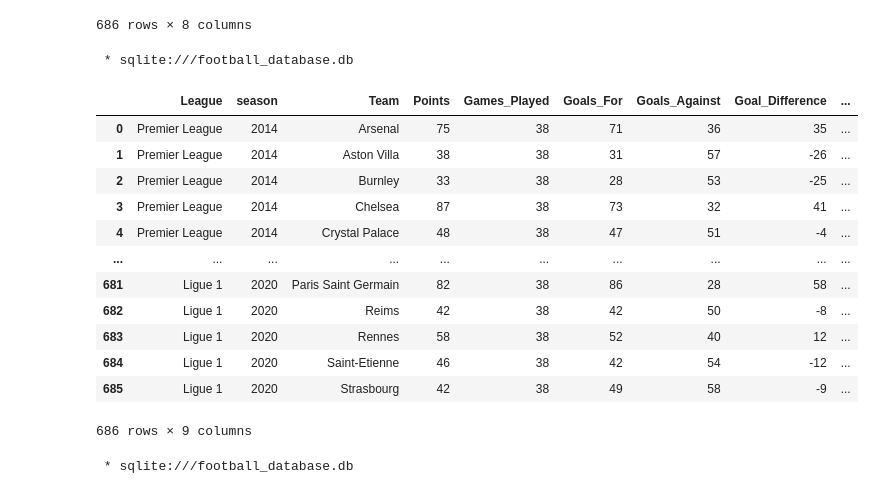
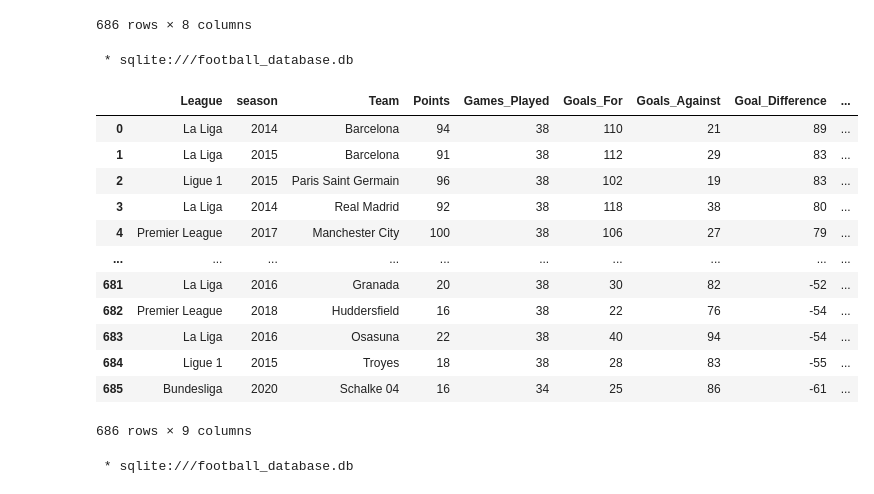
Before and after one commit to Zaki978/European-Soccer-SQL-Data-Project, a Jupyter notebook: EU Football SQL Project.ipynb, the cells around one changed output. Saved outputs shown, nothing was run; the diff lists cells and outputs as text; code cells hidden in the pictures.

```diff
--- a/EU Football SQL Project.ipynb
+++ b/EU Football SQL Project.ipynb
@@ -606,46 +682,47 @@ ORDER BY Points DESC
 # %%
 %%sql
 -- Calculates detailed team performance metrics including points, goals scored/conceded, and points per game
--- for all teams across all seasons and leagues to analyze overall team performance
+-- for all teams across all seasons and leagues to analyze overall team performance, ordered by Goal_Difference
 WITH season_points AS (SELECT
     l.name AS League,
     g.season,
     t.name AS Team,
     COUNT((CASE
         --Home teams wins
         WHEN homeGoals > awayGoals AND g.homeTeamID = t.teamID THEN 1
         --Away teams wins
         WHEN homeGoals < awayGoals AND g.awayTeamID = t.teamID THEN 1 END)) * 3 +
     --Tie
     COUNT(CASE WHEN homeGoals = awayGoals THEN 1 END) AS Points,
     COUNT (*) as Games_Played,
     SUM(CASE WHEN g.homeTeamID = t.teamID THEN homeGoals
              WHEN g.awayTeamID = t.teamID THEN awayGoals END) as Goals_For,
     SUM(CASE WHEN g.homeTeamID = t.teamID THEN awayGoals
              WHEN g.awayTeamID = t.teamID THEN homeGoals END) as Goals_Against
 FROM games g
 LEFT JOIN leagues l ON l.leagueID = g.leagueID
 LEFT JOIN teams t ON t.teamID IN (g.homeTeamID, g.awayTeamID)
 GROUP BY l.leagueID, g.season, t.name
 )
 
 SELECT *, Goals_For - Goals_Against as Goal_Difference,
     ROUND(CAST(points AS FLOAT)/ Games_Played, 2) As Points_Per_Game
 FROM season_points
+ORDER BY Goal_Difference DESC
 # %% [output]
  * sqlite:///football_database.db
 |  | League | season | Team | Points | Games_Played | Goals_For | Goals_Against | Goal_Difference | ... |
-| 0 | Premier League | 2014 | Arsenal | 75 | 38 | 71 | 36 | 35 | ... |
-| 1 | Premier League | 2014 | Aston Villa | 38 | 38 | 31 | 57 | -26 | ... |
-| 2 | Premier League | 2014 | Burnley | 33 | 38 | 28 | 53 | -25 | ... |
-| 3 | Premier League | 2014 | Chelsea | 87 | 38 | 73 | 32 | 41 | ... |
-| 4 | Premier League | 2014 | Crystal Palace | 48 | 38 | 47 | 51 | -4 | ... |
+| 0 | La Liga | 2014 | Barcelona | 94 | 38 | 110 | 21 | 89 | ... |
+| 1 | La Liga | 2015 | Barcelona | 91 | 38 | 112 | 29 | 83 | ... |
+| 2 | Ligue 1 | 2015 | Paris Saint Germain | 96 | 38 | 102 | 19 | 83 | ... |
+| 3 | La Liga | 2014 | Real Madrid | 92 | 38 | 118 | 38 | 80 | ... |
+| 4 | Premier League | 2017 | Manchester City | 100 | 38 | 106 | 27 | 79 | ... |
 | ... | ... | ... | ... | ... | ... | ... | ... | ... | ... |
-| 681 | Ligue 1 | 2020 | Paris Saint Germain | 82 | 38 | 86 | 28 | 58 | ... |
-| 682 | Ligue 1 | 2020 | Reims | 42 | 38 | 42 | 50 | -8 | ... |
-| 683 | Ligue 1 | 2020 | Rennes | 58 | 38 | 52 | 40 | 12 | ... |
-| 684 | Ligue 1 | 2020 | Saint-Etienne | 46 | 38 | 42 | 54 | -12 | ... |
-| 685 | Ligue 1 | 2020 | Strasbourg | 42 | 38 | 49 | 58 | -9 | ... |
+| 681 | La Liga | 2016 | Granada | 20 | 38 | 30 | 82 | -52 | ... |
+| 682 | Premier League | 2018 | Huddersfield | 16 | 38 | 22 | 76 | -54 | ... |
+| 683 | La Liga | 2016 | Osasuna | 22 | 38 | 40 | 94 | -54 | ... |
+| 684 | Ligue 1 | 2015 | Troyes | 18 | 38 | 28 | 83 | -55 | ... |
+| 685 | Bundesliga | 2020 | Schalke 04 | 16 | 34 | 25 | 86 | -61 | ... |
 686 rows × 9 columns
 # %%
 %%sql
```
Also changed, not shown: parts of 3 cells of this notebook, 1 other file.
